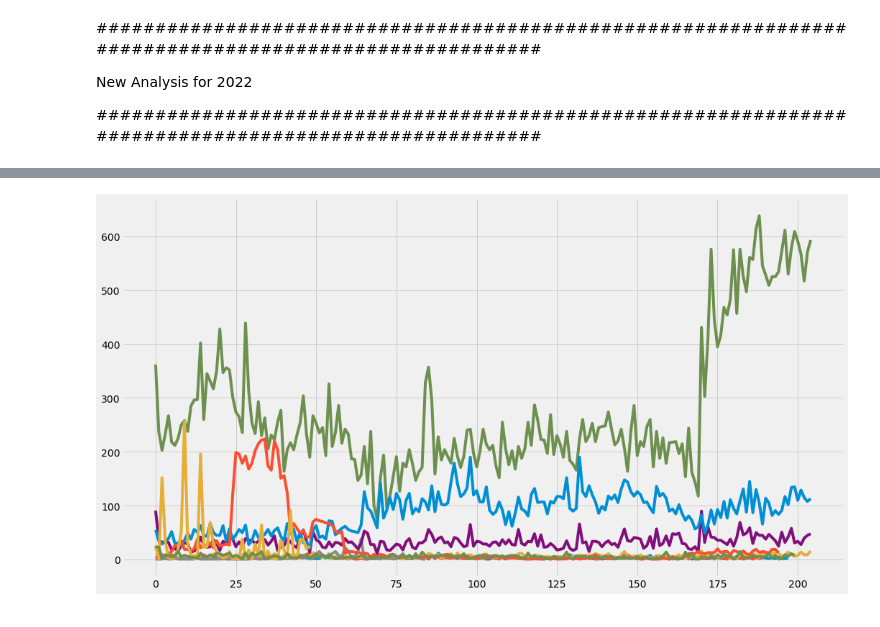
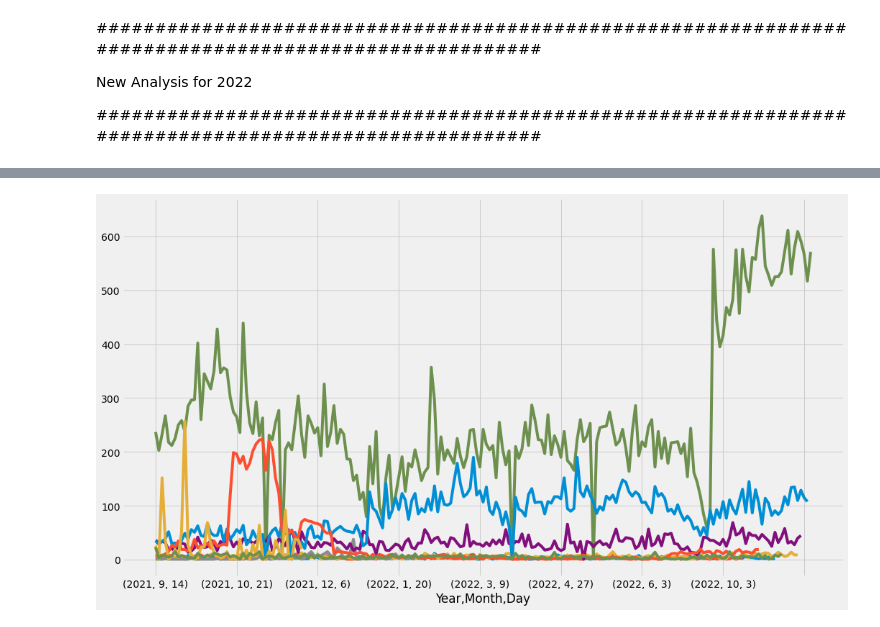
Before and after one commit to NewYorkCityCouncil/schoolBusDelays2022, a Jupyter notebook: code/school_bus_analysis.ipynb, the cells around one changed output, grey strips where cells are left out. Saved outputs shown, nothing was run; the diff lists cells and outputs as text; code cells hidden in the pictures.

Commit message:
finished addressing bugs with filtering out unneeded school days, and added a few bits to the analysis as necessary for the webpage

```diff
--- a/code/school_bus_analysis.ipynb
+++ b/code/school_bus_analysis.ipynb
@@ -95,5 +95,6 @@ time: 1.1 ms (started: 2022-11-02 13:34:34 -04:00)
 # data_orig.drop(data_orig[data_orig['School_Year'] == '2019-2020'].index, inplace = True)
 data_orig['delay_time'] = data_orig.How_Long_Delayed.astype(str).apply(clean_delay_times)
 # Only can normalize from 2017 forth.
-data_orig = data_orig[data_orig['Occurred_On'] > pd.to_datetime('08-31-2017')]
+data_orig = data_orig[(data_orig['Occurred_On'] >= pd.to_datetime('09-7-2017')) &
+                      (data_orig['Occurred_On'] < pd.to_datetime('11-1-2022'))]
 # %% [output]
@@ -295,12 +224,0 @@ time: 354 ms (started: 2022-11-02 13:34:58 -04:00)
-# %%
-plt.plot(data_monthly['date_time'], data_monthly['normalized_accident'], label = 'Accidents', color = 'b')
-plt.plot(data_monthly['date_time'], data_monthly['regression_fit_accident'], label = 'Accidents Fit', linestyle = '--', color = 'purple')
-
-plt.rcParams["figure.figsize"] = [16,9]
-plt.style.use('fivethirtyeight')
-plt.xticks(ticks, labels, rotation='vertical')
-legend = plt.legend()
-plt.setp(legend.get_texts(), color='Black')
-plt.title("Accidents Per Day", color = 'Black')
-plt.xlabel("Month")
-plt.ylabel("Average number of accidents per day")
@@ -344,14 +224,0 @@ time: 889 ms (started: 2022-11-02 13:35:00 -04:00)
-# %%
-# Look at delays by runtype and delay type.
-
-df = pd.DataFrame()
-for i in data['Run_Type'].unique():
-    new_df = pd.DataFrame(data[data['Run_Type'] == i]['Reason'].value_counts()*100/len(data[data['Run_Type'] == i]))
-    new_df['Run_Type'] = i
-    new_df['Number_delays'] = data[data['Run_Type'] == i]['Reason'].value_counts()
-    df = pd.concat([df, new_df])
-#     print (i, "\n", data[data['Run_Type'] == i]['Reason'].value_counts()/len(data[data['Run_Type'] == i]), "\n")
-
-df.rename(columns = {'Reason': 'Percent_delay'}, inplace = True)
-# df
-df.to_csv("delay_by_runtype_and_delaytype.csv")
@@ -434,15 +321,16 @@ time: 1.92 s (started: 2022-11-02 15:20:21 -04:00)
 data_tmp = data.groupby([data['Occurred_On'].dt.year, data['Occurred_On'].dt.month,
               data['Occurred_On'].dt.day]).count()
 data_tmp.index.set_names(['Year', 'Month', 'Day'], inplace = True)
-days_to_drop = data_tmp[data_tmp['School_Year'] < num_delays_threshold].index
+# days_to_drop = data_tmp[data_tmp['School_Year'] < num_delays_threshold].index
 
 data_tmp = data.set_index([data['Occurred_On'].dt.year, data['Occurred_On'].dt.month,
               data['Occurred_On'].dt.day])
 data_tmp.index.set_names(['Year', 'Month', 'Day'], inplace = True)
-data_tmp = data_tmp.drop(days_to_drop).sort_index()
+# data_tmp = data_tmp.drop(days_to_drop).sort_index()
 
 # Make data_tmp post covid
 data_tmp = data_tmp[(data_tmp.index.get_level_values(0) >= 2021)]
+
 data_tmp = data_tmp[(data_tmp.index.get_level_values(0) >= 2022) |
                     (data_tmp.index.get_level_values(1) > 8)]
 
@@ -499,10 +387,10 @@ time: 12.1 ms (started: 2022-11-02 15:22:08 -04:00)
 # %%
 # Reasons for delays over time
 
 data_tmp.reset_index().groupby(['Reason', 'Year', 'Month', 'Day']).count()['School_Year'].to_csv('../data/output/dailyDelays_by_reason.csv')
-reasons_for_delays = data_tmp.reset_index().groupby(['Reason', 'Year', 'Month', 'Day']).count()['School_Year'].reset_index()
+reasons_for_delays = data_tmp.reset_index().groupby(['Reason', 'Year', 'Month', 'Day']).count()['School_Year'].reset_index(0)
 
 for i in reasons_for_delays['Reason'].unique():
-    plt.plot(reasons_for_delays[reasons_for_delays['Reason'] == i]['School_Year'].reset_index()['School_Year'])
+    reasons_for_delays[reasons_for_delays['Reason'] == i]['School_Year'].plot()
 # %% [output]
-[figure, old version]
+[figure, new version]
```
Also changed, not shown: parts of 26 cells of this notebook, 9 other files.
